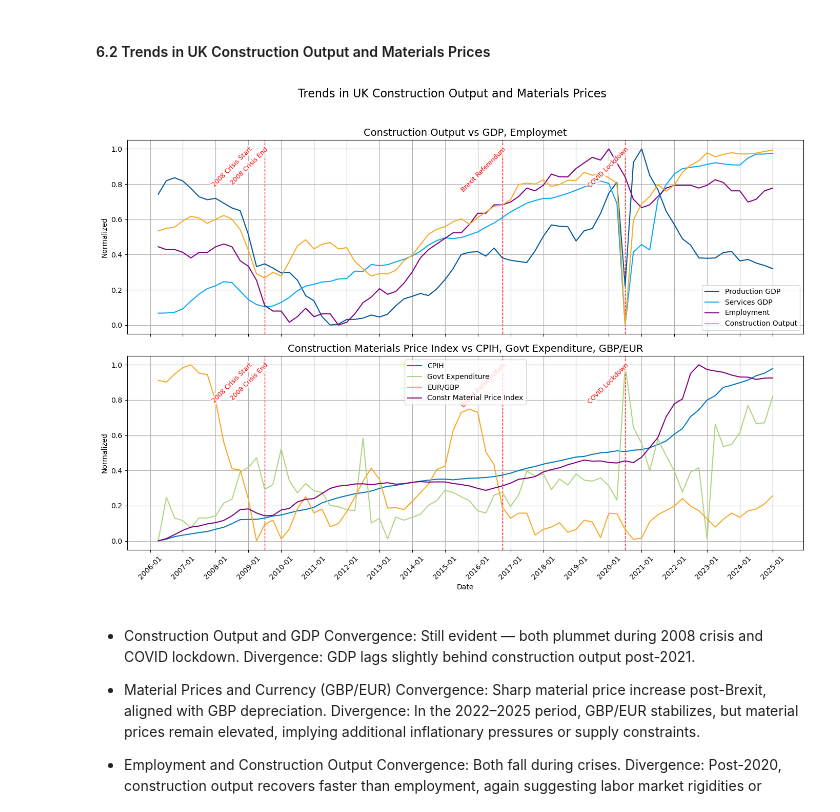
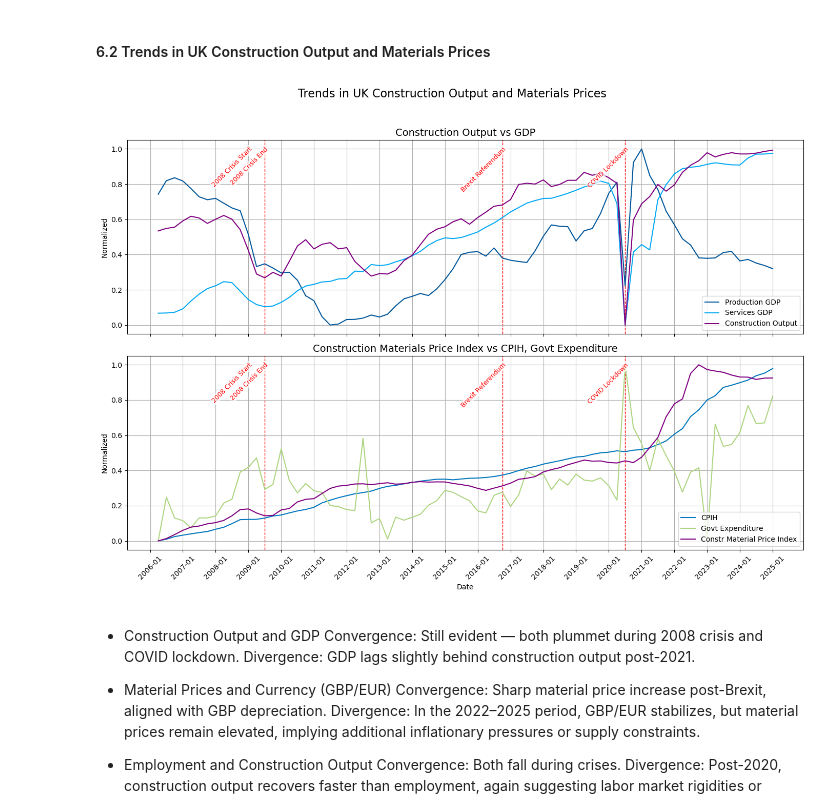
Before and after one commit to Alisa-Makhonina/Macroeconomic_indicators_vs_Construction_indicators, a Jupyter notebook: 4_Exploratory Data Analysis.ipynb, the cells around one changed output. Cells and saved outputs as stored; diff of their text form; code cells hidden in the pictures.

```diff
--- a/4_Exploratory Data Analysis.ipynb
+++ b/4_Exploratory Data Analysis.ipynb
@@ -504,23 +504,23 @@ create_subplot_trends(df_q_norm, plots_dict, subtitle="UK Economic Trends with K
 # %%
 # Creating subplots for Trends in UK Construction Output and Materials Prices using auxiliary function
 plots_dict = {
-    "Construction Output vs GDP, Employmet":
+    "Construction Output vs GDP":
     [
-        ['Production GDP', 'Services GDP', 'Employment rate, %', 'Construction output', 'CPIH'],
-        ['Production GDP', 'Services GDP', 'Employment', 'Construction Output', 'CPIH'],
-        ['#01579B', '#03A9F4', 'purple', '#f9a825']
+        ['Production GDP', 'Services GDP', 'Construction output', 'CPIH'],
+        ['Production GDP', 'Services GDP', 'Construction Output', 'CPIH'],
+        ['#01579B', '#03A9F4', 'purple']
     ],
-        "Construction Materials Price Index vs CPIH, Govt Expenditure, GBP/EUR":
+        "Construction Materials Price Index vs CPIH, Govt Expenditure":
     [
-        ['CPIH', 'Govt Expenditure, £m', 'EUR/GBP', 'Constr Material Price Index'],
-        ['CPIH', 'Govt Expenditure', 'EUR/GBP', 'Constr Material Price Index'],
-        ['#0277bd', '#aed581', '#f9a825', 'purple']
+        ['CPIH', 'Govt Expenditure, £m', 'Constr Material Price Index'],
+        ['CPIH', 'Govt Expenditure', 'Constr Material Price Index'],
+        ['#0277bd', '#aed581', 'purple']
     ]
 }
 
 create_subplot_trends(pd.concat([df_q_norm, df_q_norm_add], axis=1, join='inner'), plots_dict, subtitle="Trends in UK Construction Output and Materials Prices")
 # %% [output]
-[figure, old version]
+[figure, new version]
 # %% [markdown]
 - Construction Output and GDP
   Convergence: Still evident — both plummet during 2008 crisis and COVID lockdown.
```
Also changed, not shown: parts of 2 cells of this notebook.
